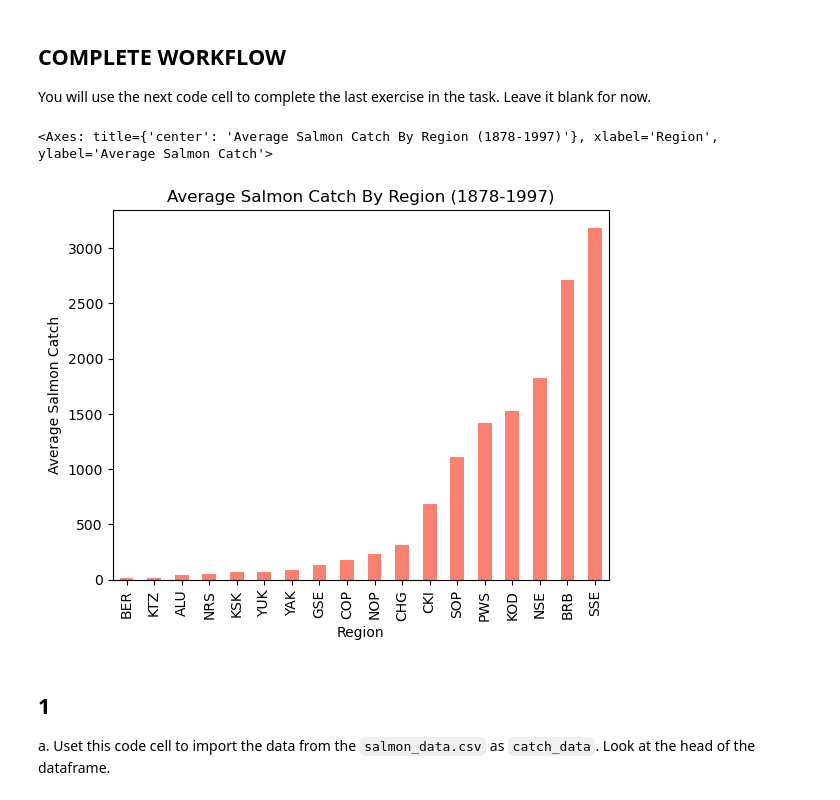
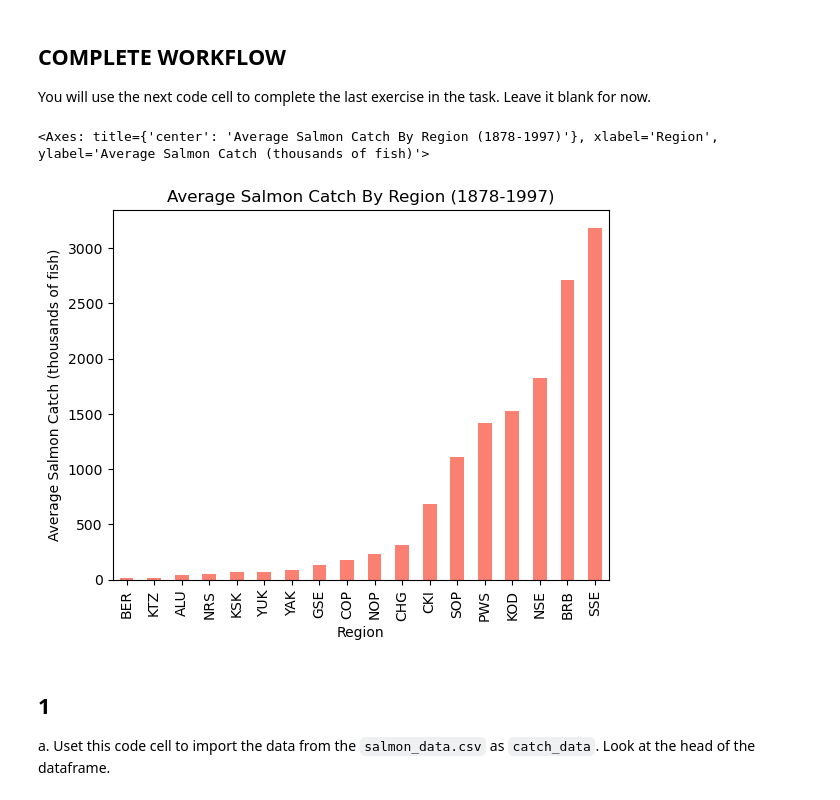
Before and after one commit to vedikaS-byte/eds220-hwk2, a Jupyter notebook: task2/hwk2-task2-salmon.ipynb, the cells around one changed output. Saved outputs shown, nothing was run; the diff lists cells and outputs as text; code cells hidden in the pictures.

```diff
--- a/task2/hwk2-task2-salmon.ipynb
+++ b/task2/hwk2-task2-salmon.ipynb
@@ -50,32 +50,32 @@ You will use the next code cell to complete the last exercise in the task. Leave
 # %%
 # FINAL CODE
 
 # Define abbreviation for pandas package
 import pandas as pd
 
 # Import data from folder
 catch_data = pd.read_csv("data/salmon_data.csv")
 
 # Locate the 400th row of the 3rd column (catch) to replace the value at this index with 1 using at()
 catch_data.at[400, "Catch"] = 1
 
 # Convert the "Catch" column to an int64 type
 catch_data["Catch"] = pd.to_numeric(catch_data["Catch"])
 
 # Use group_by() to group catch by region, then call mean() to find average catch per region
 avg_region = catch_data.groupby("Region").Catch.mean().sort_values() # Sort average catches per region in ascending order
 
 # Create a bar graph of salmon catchs in ascending order
 avg_region.plot.bar(
     y = "Catch", # Average catches
     legend = False, # No legend necessary
     color = "salmon", # Choose appropriate color
-    ylabel = "Average Salmon Catch",
+    ylabel = "Average Salmon Catch (thousands of fish)",
     title = "Average Salmon Catch By Region (1878-1997)"
 )
 # %% [output]
-<Axes: title={'center': 'Average Salmon Catch By Region (1878-1997)'}, xlabel='Region', ylabel='Average Salmon Catch'>
+<Axes: title={'center': 'Average Salmon Catch By Region (1878-1997)'}, xlabel='Region', ylabel='Average Salmon Catch (thousands of fish)'>
-[figure, old version]
+[figure, new version]
 # %% [markdown]
 ## 1
 
```
Also changed, not shown: parts of 1 cell of this notebook.
